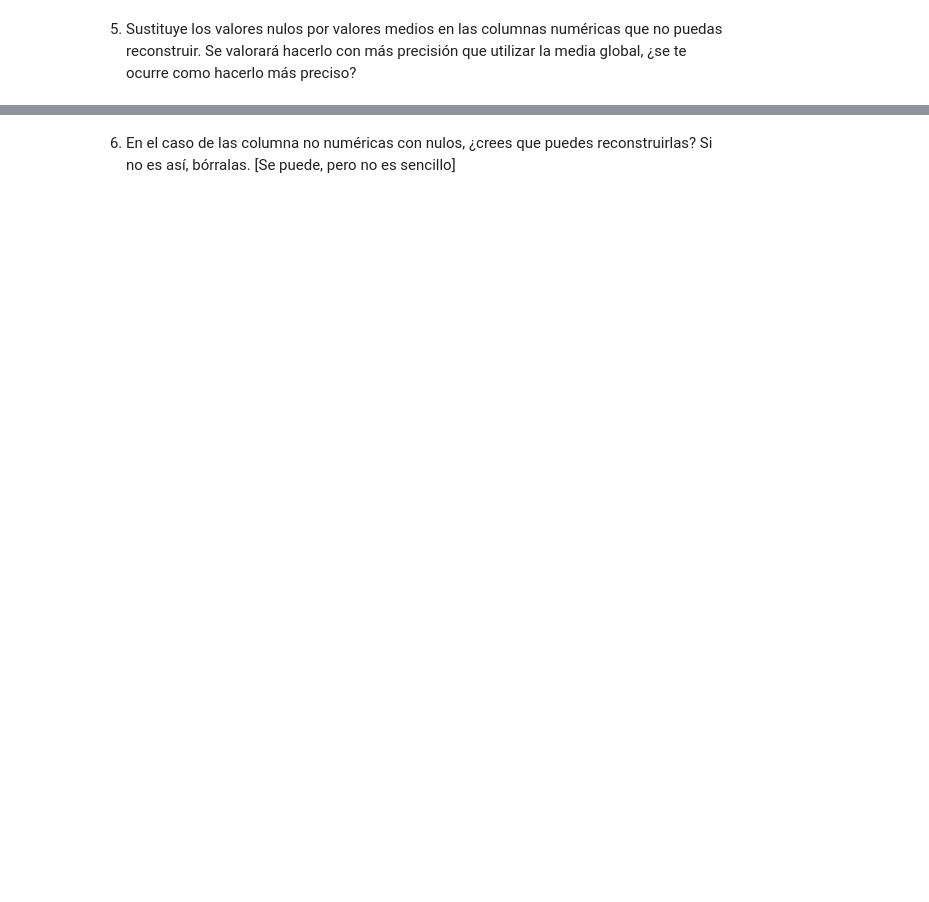
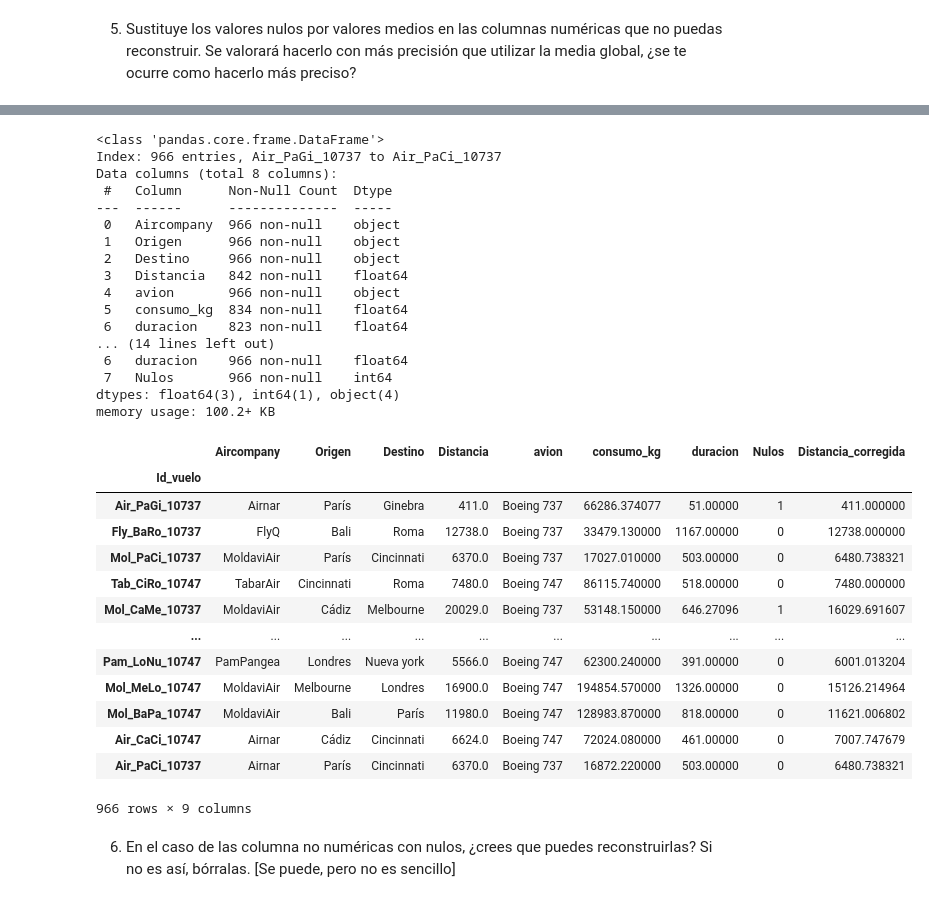
Before and after one commit to annahico/ONLINE_DS_THEBRIDGE_ANNA, a Jupyter notebook: 02_Programacion_y_Herramientas_Avanzadas/Sprint_04/Unidad_02/Practica_Obligatoria/18_Practica_Obligatoria_Pandas_II.ipynb, the cells around one changed output, grey strips where cells are left out. Saved outputs shown, nothing was run; the diff lists cells and outputs as text; code cells hidden in the pictures; blank space fills up the shorter version.

```diff
--- a/02_Programacion_y_Herramientas_Avanzadas/Sprint_04/Unidad_02/Practica_Obligatoria/18_Practica_Obligatoria_Pandas_II.ipynb
+++ b/02_Programacion_y_Herramientas_Avanzadas/Sprint_04/Unidad_02/Practica_Obligatoria/18_Practica_Obligatoria_Pandas_II.ipynb
@@ -155,0 +222,19 @@ dtype: int64
+# %%
+df_viajes_aereos.info()
+# Se puede reconstruir la columna "consumo_kg" sustituyendo las comas por el punto decimal.
+def reemplaza(consumo):
+    if type(consumo) == str:
+        return float(consumo.replace(",","."))
+    else:
+        return consumo
+df_viajes_aereos["consumo_kg"] = round(df_viajes_aereos["consumo_kg"].apply(reemplaza).astype(float), 2)
+df_viajes_aereos.Destino.unique()
+def capitaliza(row):
+    return row.capitalize()
+
+df_viajes_aereos["Destino"] = df_viajes_aereos["Destino"].apply(capitaliza)
+#Otra forma
+# df_viajes_aereos["Destino"] = df_viajes_aereos.Destino.apply(str.title)
+# # Otra forma
+# df_viajes_aereos.Destino.str.title().unique()
+df_viajes_aereos
@@ -171,2 +273,55 @@ dtype: int64
+# %%
+df_viajes_aereos.info()
+media_consumo = df_viajes_aereos.consumo_kg.mean()
+media_consumo
+
+
+condicion = df_viajes_aereos.consumo_kg.isna()
+df_viajes_aereos.loc[condicion,"consumo_kg"] =  media_consumo
+
+df_viajes_aereos.loc[df_viajes_aereos.duracion.isna(),"duracion"] =  df_viajes_aereos.duracion.mean()
+df_viajes_aereos.loc[df_viajes_aereos.Distancia.isna(),"Distancia"] =  df_viajes_aereos.Distancia.mean()
+df_viajes_aereos.info()
+
+
+df_viajes_aereos["Distancia_corregida"] = df_viajes_aereos.groupby(["Origen","Destino"])[["Distancia"]].transform("mean")
+df_viajes_aereos.loc[df_viajes_aereos["Distancia"].isna(),["Distancia","Distancia_corregida"]]
+
+df_viajes_aereos.loc[df_viajes_aereos["Distancia"].isna(),"Distancia_corregida"]
+
+df_viajes_aereos.loc[df_viajes_aereos["Distancia"].isna(),"Distancia"] = df_viajes_aereos.loc[df_viajes_aereos["Distancia"].isna(),"Distancia_corregida"]
+df_viajes_aereos
+# %% [output]
+<class 'pandas.core.frame.DataFrame'>
+Index: 966 entries, Air_PaGi_10737 to Air_PaCi_10737
+Data columns (total 8 columns):
+ #   Column      Non-Null Count  Dtype
+---  ------      --------------  -----
+ 0   Aircompany  966 non-null    object
+ 1   Origen      966 non-null    object
+ 2   Destino     966 non-null    object
+ 3   Distancia   842 non-null    float64
+ 4   avion       966 non-null    object
+ 5   consumo_kg  834 non-null    float64
+ 6   duracion    823 non-null    float64
+... (14 lines left out)
+ 6   duracion    966 non-null    float64
+ 7   Nulos       966 non-null    int64
+dtypes: float64(3), int64(1), object(4)
+memory usage: 100.2+ KB
+|  | Aircompany | Origen | Destino | Distancia | avion | consumo_kg | duracion | Nulos | Distancia_corregida |
+| Id_vuelo |  |  |  |  |  |  |  |  |  |
+| Air_PaGi_10737 | Airnar | París | Ginebra | 411.0 | Boeing 737 | 66286.374077 | 51.00000 | 1 | 411.000000 |
+| Fly_BaRo_10737 | FlyQ | Bali | Roma | 12738.0 | Boeing 737 | 33479.130000 | 1167.00000 | 0 | 12738.000000 |
+| Mol_PaCi_10737 | MoldaviAir | París | Cincinnati | 6370.0 | Boeing 737 | 17027.010000 | 503.00000 | 0 | 6480.738321 |
+| Tab_CiRo_10747 | TabarAir | Cincinnati | Roma | 7480.0 | Boeing 747 | 86115.740000 | 518.00000 | 0 | 7480.000000 |
+| Mol_CaMe_10737 | MoldaviAir | Cádiz | Melbourne | 20029.0 | Boeing 737 | 53148.150000 | 646.27096 | 1 | 16029.691607 |
+| ... | ... | ... | ... | ... | ... | ... | ... | ... | ... |
+| Pam_LoNu_10747 | PamPangea | Londres | Nueva york | 5566.0 | Boeing 747 | 62300.240000 | 391.00000 | 0 | 6001.013204 |
+| Mol_MeLo_10747 | MoldaviAir | Melbourne | Londres | 16900.0 | Boeing 747 | 194854.570000 | 1326.00000 | 0 | 15126.214964 |
+| Mol_BaPa_10747 | MoldaviAir | Bali | París | 11980.0 | Boeing 747 | 128983.870000 | 818.00000 | 0 | 11621.006802 |
+| Air_CaCi_10747 | Airnar | Cádiz | Cincinnati | 6624.0 | Boeing 747 | 72024.080000 | 461.00000 | 0 | 7007.747679 |
+| Air_PaCi_10737 | Airnar | París | Cincinnati | 6370.0 | Boeing 737 | 16872.220000 | 503.00000 | 0 | 6480.738321 |
+966 rows × 9 columns
 # %% [markdown]
 6. En el caso de las columna no numéricas con nulos, ¿crees que puedes reconstruirlas? Si no es así, bórralas. [Se puede, pero no es sencillo]
```
Also changed, not shown: parts of 37 cells of this notebook.
